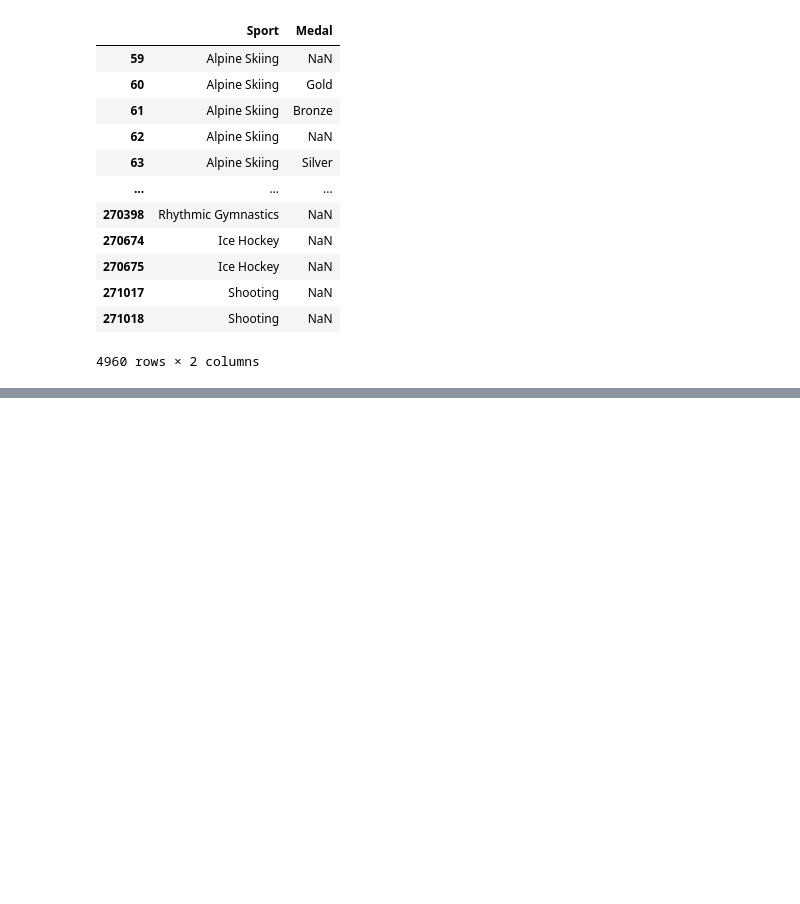
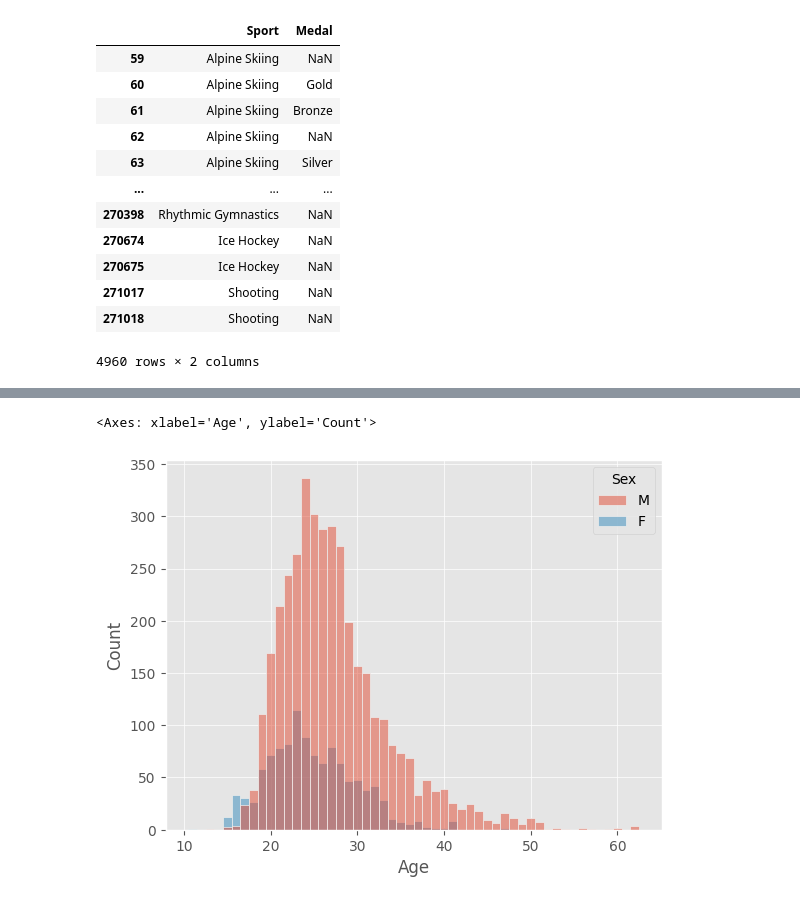
Before and after one commit to Ludwilton/Projekt-OS-Norge, a Jupyter notebook: uppgift_0/uppgift.0.ANDERS.ipynb, the cells around one changed output, grey strips where cells are left out. Saved outputs shown, nothing was run; the diff lists cells and outputs as text; code cells hidden in the pictures; blank space fills up the shorter version.

```diff
--- a/uppgift_0/uppgift.0.ANDERS.ipynb
+++ b/uppgift_0/uppgift.0.ANDERS.ipynb
@@ -202,0 +237,8 @@ sns.lineplot(data=no_filt, x="Year", y="Medal_numeric")
+# %%
+no_fem = no[no["Sex"] == "F"]
+no_man = no[no["Sex"] == "M"]
+
+sns.histplot(data=no, x="Age", discrete=True, color="pink", hue="Sex")
+# %% [output]
+<Axes: xlabel='Age', ylabel='Count'>
+[figure, added]
```
Also changed, not shown: parts of 23 cells of this notebook, 1 other file.
